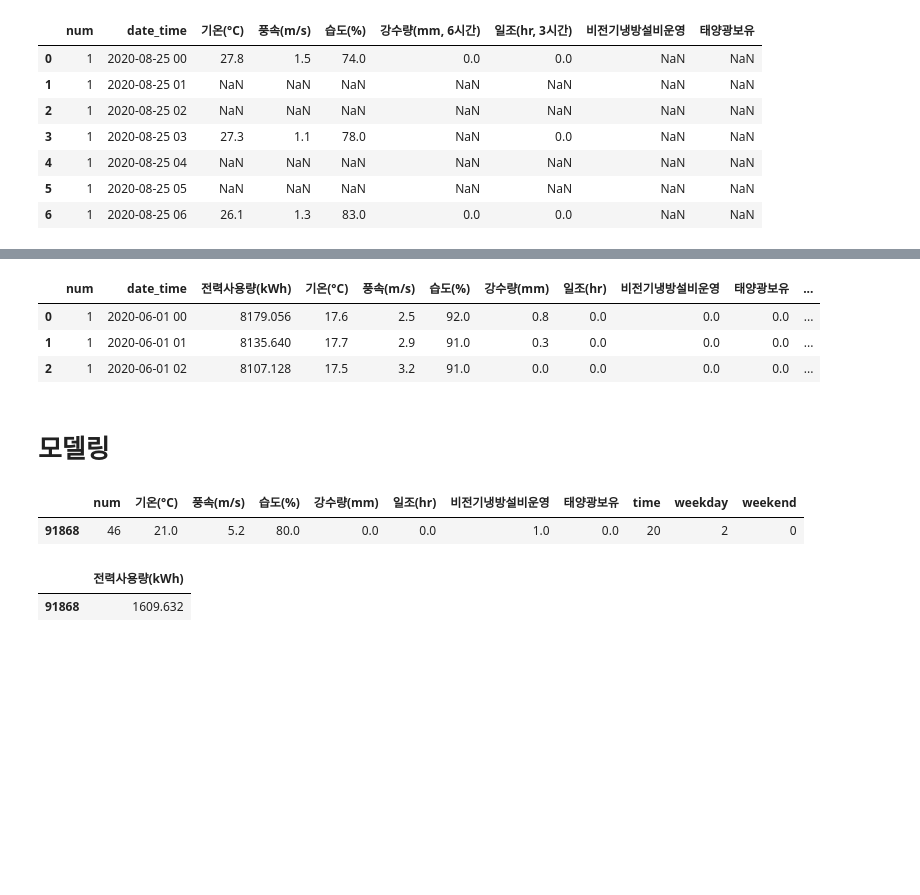
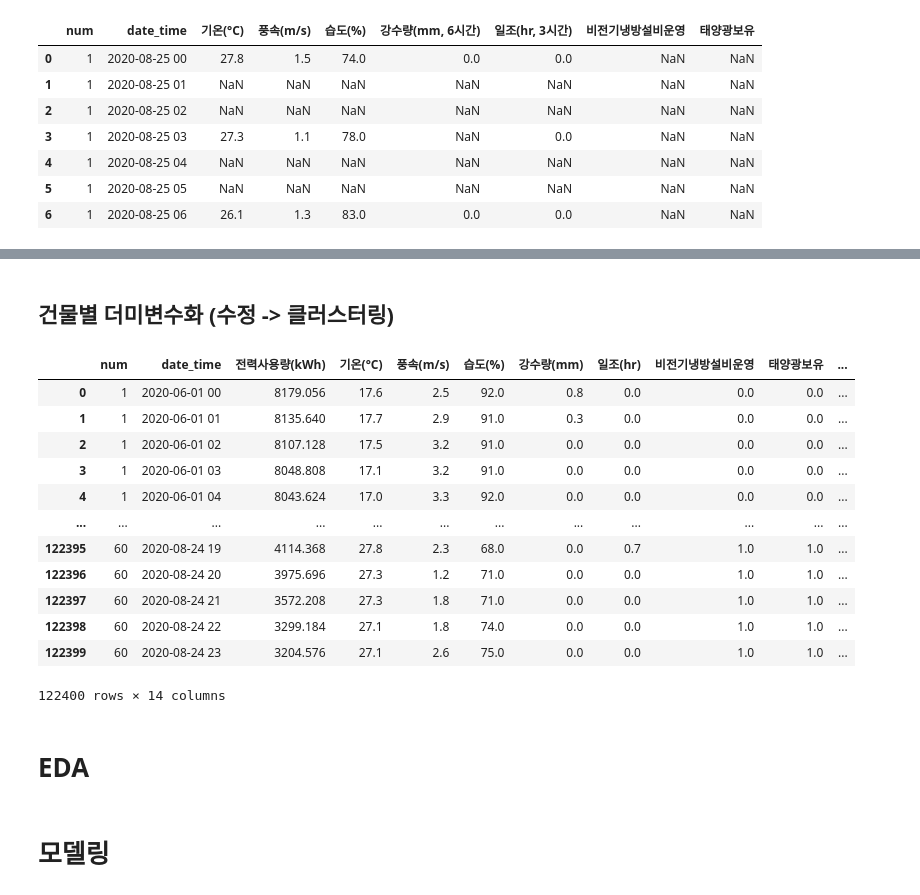
Before and after one commit to sang-rak/TIL, a Jupyter notebook: Competition/energy/전력사용량 예측 AI 경진대회.ipynb, the cells around one changed output, grey strips where cells are left out. Drawn from its saved outputs; the diff is of its cells as text; code cells hidden in the pictures; blank space fills up the shorter version.

```diff
--- a/Competition/energy/전력사용량 예측 AI 경진대회.ipynb
+++ b/Competition/energy/전력사용량 예측 AI 경진대회.ipynb
@@ -42,0 +150,3 @@ test.head(7)  # 전력사용량 없음
+# %%
+train["build_kind"] = train['num'].apply(lambda x: num_to_kind[x])
+test["build_kind"] = test['num'].apply(lambda x: num_to_kind[x])
@@ -81,0 +313,2 @@ test.head(3)
+# %% [markdown]
+## 건물별 더미변수화 (수정 -> 클러스터링)
@@ -82,9 +319,20 @@ test.head(3)
 # %%
-train.head(3)
+train
 # %% [output]
 |  | num | date_time | 전력사용량(kWh) | 기온(°C) | 풍속(m/s) | 습도(%) | 강수량(mm) | 일조(hr) | 비전기냉방설비운영 | 태양광보유 | ... |
 | 0 | 1 | 2020-06-01 00 | 8179.056 | 17.6 | 2.5 | 92.0 | 0.8 | 0.0 | 0.0 | 0.0 | ... |
 | 1 | 1 | 2020-06-01 01 | 8135.640 | 17.7 | 2.9 | 91.0 | 0.3 | 0.0 | 0.0 | 0.0 | ... |
 | 2 | 1 | 2020-06-01 02 | 8107.128 | 17.5 | 3.2 | 91.0 | 0.0 | 0.0 | 0.0 | 0.0 | ... |
+| 3 | 1 | 2020-06-01 03 | 8048.808 | 17.1 | 3.2 | 91.0 | 0.0 | 0.0 | 0.0 | 0.0 | ... |
+| 4 | 1 | 2020-06-01 04 | 8043.624 | 17.0 | 3.3 | 92.0 | 0.0 | 0.0 | 0.0 | 0.0 | ... |
+| ... | ... | ... | ... | ... | ... | ... | ... | ... | ... | ... | ... |
+| 122395 | 60 | 2020-08-24 19 | 4114.368 | 27.8 | 2.3 | 68.0 | 0.0 | 0.7 | 1.0 | 1.0 | ... |
+| 122396 | 60 | 2020-08-24 20 | 3975.696 | 27.3 | 1.2 | 71.0 | 0.0 | 0.0 | 1.0 | 1.0 | ... |
+| 122397 | 60 | 2020-08-24 21 | 3572.208 | 27.3 | 1.8 | 71.0 | 0.0 | 0.0 | 1.0 | 1.0 | ... |
+| 122398 | 60 | 2020-08-24 22 | 3299.184 | 27.1 | 1.8 | 74.0 | 0.0 | 0.0 | 1.0 | 1.0 | ... |
+| 122399 | 60 | 2020-08-24 23 | 3204.576 | 27.1 | 2.6 | 75.0 | 0.0 | 0.0 | 1.0 | 1.0 | ... |
+122400 rows × 14 columns
+# %% [markdown]
+# EDA
 # %% [markdown]
 # 모델링
@@ -98,10 +338,0 @@ X_train, X_valid, y_train, y_valid = train_test_split(train_x, train_y, test_siz
-# %%
-X_train.head(1)
-# %% [output]
-|  | num | 기온(°C) | 풍속(m/s) | 습도(%) | 강수량(mm) | 일조(hr) | 비전기냉방설비운영 | 태양광보유 | time | weekday | weekend |
-| 91868 | 46 | 21.0 | 5.2 | 80.0 | 0.0 | 0.0 | 1.0 | 0.0 | 20 | 2 | 0 |
-# %%
-y_train.head(1)
-# %% [output]
-|  | 전력사용량(kWh) |
-| 91868 | 1609.632 |
```
Also changed, not shown: parts of 60 cells of this notebook, 4 other files.
